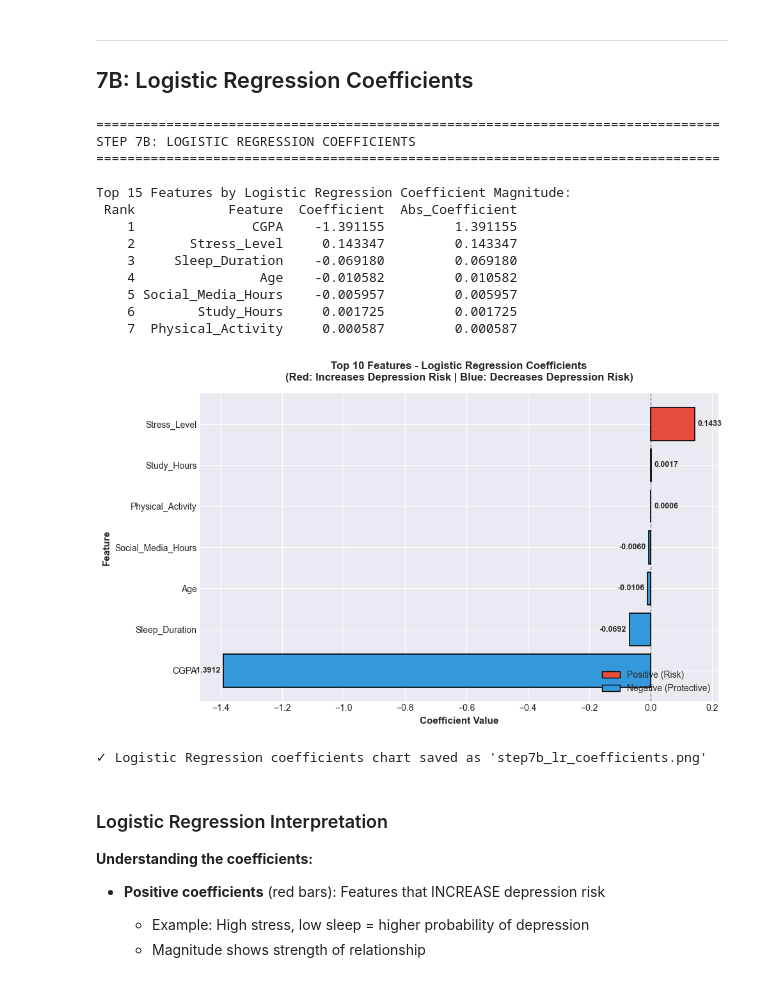
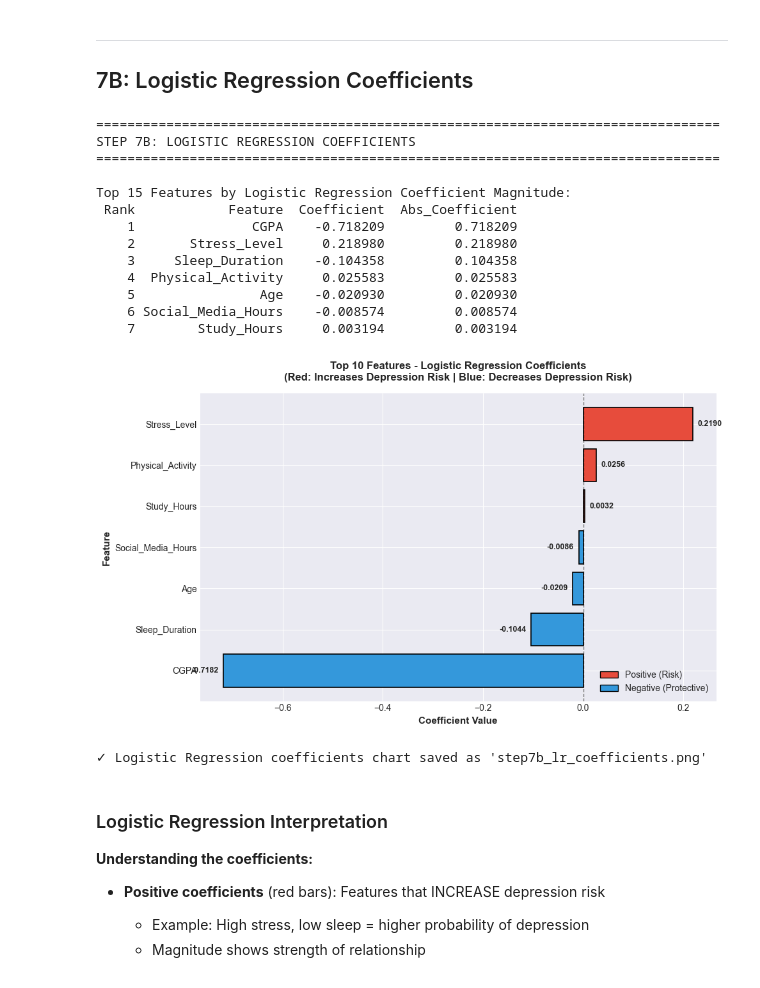
Before and after one commit to XyronTeam/ml-project, a Jupyter notebook: src/dataset_c/notebook_c.ipynb, the cells around one changed output. Saved outputs shown, nothing was run; the diff lists cells and outputs as text; code cells hidden in the pictures.

Commit message:
imptovements on models acccuracy

```diff
--- a/src/dataset_c/notebook_c.ipynb
+++ b/src/dataset_c/notebook_c.ipynb
@@ -2522,9 +2522,9 @@ print("\n" + "=" * 80)
 print("STEP 7A: RANDOM FOREST FEATURE IMPORTANCE")
 print("=" * 80)
 
-# Train Random Forest on balanced data
-rf_model = RandomForestClassifier(n_estimators=100, random_state=42)  # using balanced data
-rf_model.fit(X_train_balanced, y_train_balanced)  # using balanced data
+# Train Random Forest on scaled balanced data
+rf_model = RandomForestClassifier(n_estimators=100, random_state=42)
+rf_model.fit(X_train_scaled, y_train_balanced)  # using scaled balanced data
 
 # Extract feature importances
 rf_importances = pd.DataFrame({
@@ -2603,9 +2603,10 @@ print("\n" + "=" * 80)
 print("STEP 7B: LOGISTIC REGRESSION COEFFICIENTS")
 print("=" * 80)
 
-# Train Logistic Regression on balanced data
-lr_model = LogisticRegression(max_iter=1000, random_state=42)  # using balanced data
-lr_model.fit(X_train_balanced, y_train_balanced)  # using balanced data
+# Train Logistic Regression on scaled balanced data
+# NOTE: Scaling is required for LR coefficients to be comparable across features
+lr_model = LogisticRegression(random_state=42, max_iter=1000)
+lr_model.fit(X_train_scaled, y_train_balanced)  # using scaled balanced data
 
 # Extract coefficients
 lr_coefficients = pd.DataFrame({
@@ -2634,41 +2635,41 @@ bars = ax.barh(range(len(top_10_lr)), top_10_lr['Coefficient'].values, color=col
 # Add value labels on bars
 for i, (idx, row) in enumerate(top_10_lr.iterrows()):
     offset = 0.01 if row['Coefficient'] > 0 else -0.01
     ax.text(row['Coefficient'] + offset, i, f"{row['Coefficient']:.4f}", va='center', ha='left' if row['Coefficient'] > 0 else 'right', fontsize=9, fontweight='bold')
 
 ax.set_yticks(range(len(top_10_lr)))
 ax.set_yticklabels(top_10_lr['Feature'].values)
 ax.set_xlabel('Coefficient Value', fontsize=11, fontweight='bold')
 ax.set_ylabel('Feature', fontsize=11, fontweight='bold')
 ax.set_title('Top 10 Features - Logistic Regression Coefficients\n(Red: Increases Depression Risk | Blue: Decreases Depression Risk)', fontsize=12, fontweight='bold', pad=15)
 ax.axvline(x=0, color='black', linestyle='--', linewidth=1, alpha=0.5)
 
 # Add legend
 from matplotlib.patches import Patch
 legend_elements = [Patch(facecolor='#e74c3c', edgecolor='black', label='Positive (Risk)'),
                   Patch(facecolor='#3498db', edgecolor='black', label='Negative (Protective)')]
 ax.legend(handles=legend_elements, loc='lower right', fontsize=10)
 
 plt.tight_layout()
 plt.savefig('step7b_lr_coefficients.png', dpi=150, bbox_inches='tight')
 plt.show()
 
 print("\n✓ Logistic Regression coefficients chart saved as 'step7b_lr_coefficients.png'")
 # %% [output]
 ================================================================================
 STEP 7B: LOGISTIC REGRESSION COEFFICIENTS
 ================================================================================
 
 Top 15 Features by Logistic Regression Coefficient Magnitude:
  Rank            Feature  Coefficient  Abs_Coefficient
-    1               CGPA    -1.391155         1.391155
-    2       Stress_Level     0.143347         0.143347
-    3     Sleep_Duration    -0.069180         0.069180
-    4                Age    -0.010582         0.010582
-    5 Social_Media_Hours    -0.005957         0.005957
-    6        Study_Hours     0.001725         0.001725
-    7  Physical_Activity     0.000587         0.000587
+    1               CGPA    -0.718209         0.718209
+    2       Stress_Level     0.218980         0.218980
+    3     Sleep_Duration    -0.104358         0.104358
+    4  Physical_Activity     0.025583         0.025583
+    5                Age    -0.020930         0.020930
+    6 Social_Media_Hours    -0.008574         0.008574
+    7        Study_Hours     0.003194         0.003194
-[figure, old version]
+[figure, new version]
 ✓ Logistic Regression coefficients chart saved as 'step7b_lr_coefficients.png'
 # %% [markdown]
 ### Logistic Regression Interpretation
```
Also changed, not shown: parts of 11 cells of this notebook, 6 other files.
